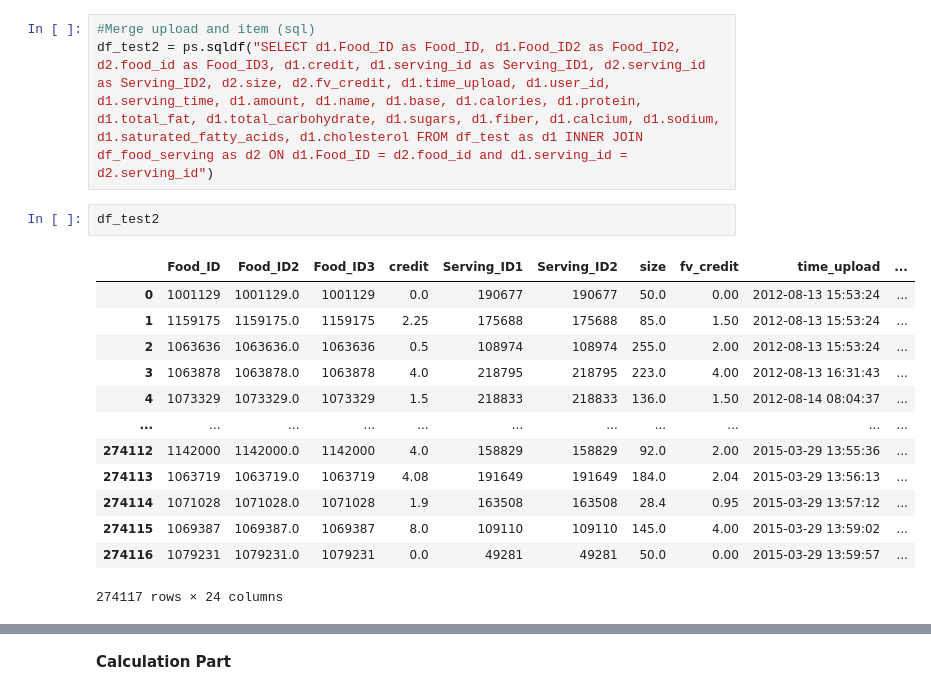
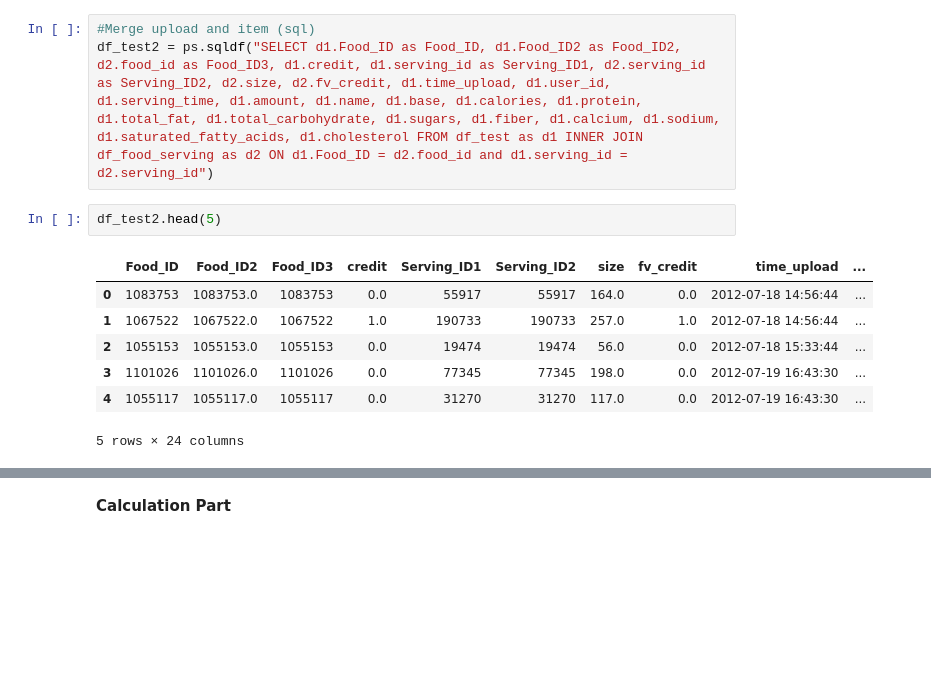
Before and after one commit to BoyangW/BC_Datacore, a Jupyter notebook: MBC2/Notebook/Food_Extract.ipynb, the cells around one changed output, grey strips where cells are left out. Saved outputs shown, nothing was run; the diff lists cells and outputs as text; blank space fills up the shorter version.

```diff
--- a/MBC2/Notebook/Food_Extract.ipynb
+++ b/MBC2/Notebook/Food_Extract.ipynb
@@ -153,21 +304,15 @@ for nutrition_item in nutrition_List:
 #Merge upload and item (sql)
 df_test2 = ps.sqldf("SELECT d1.Food_ID as Food_ID, d1.Food_ID2 as Food_ID2, d2.food_id as Food_ID3, d1.credit, d1.serving_id as Serving_ID1, d2.serving_id as Serving_ID2, d2.size, d2.fv_credit, d1.time_upload, d1.user_id, d1.serving_time, d1.amount, d1.name, d1.base, d1.calories, d1.protein, d1.total_fat, d1.total_carbohydrate, d1.sugars, d1.fiber, d1.calcium, d1.sodium, d1.saturated_fatty_acids, d1.cholesterol FROM df_test as d1 INNER JOIN df_food_serving as d2 ON d1.Food_ID = d2.food_id and d1.serving_id = d2.serving_id")
 # %%
-df_test2
+df_test2.head(5)
 # %% [output]
 |  | Food_ID | Food_ID2 | Food_ID3 | credit | Serving_ID1 | Serving_ID2 | size | fv_credit | time_upload | ... |
-| 0 | 1001129 | 1001129.0 | 1001129 | 0.0 | 190677 | 190677 | 50.0 | 0.00 | 2012-08-13 15:53:24 | ... |
-| 1 | 1159175 | 1159175.0 | 1159175 | 2.25 | 175688 | 175688 | 85.0 | 1.50 | 2012-08-13 15:53:24 | ... |
-| 2 | 1063636 | 1063636.0 | 1063636 | 0.5 | 108974 | 108974 | 255.0 | 2.00 | 2012-08-13 15:53:24 | ... |
-| 3 | 1063878 | 1063878.0 | 1063878 | 4.0 | 218795 | 218795 | 223.0 | 4.00 | 2012-08-13 16:31:43 | ... |
-| 4 | 1073329 | 1073329.0 | 1073329 | 1.5 | 218833 | 218833 | 136.0 | 1.50 | 2012-08-14 08:04:37 | ... |
-| ... | ... | ... | ... | ... | ... | ... | ... | ... | ... | ... |
-| 274112 | 1142000 | 1142000.0 | 1142000 | 4.0 | 158829 | 158829 | 92.0 | 2.00 | 2015-03-29 13:55:36 | ... |
-| 274113 | 1063719 | 1063719.0 | 1063719 | 4.08 | 191649 | 191649 | 184.0 | 2.04 | 2015-03-29 13:56:13 | ... |
-| 274114 | 1071028 | 1071028.0 | 1071028 | 1.9 | 163508 | 163508 | 28.4 | 0.95 | 2015-03-29 13:57:12 | ... |
-| 274115 | 1069387 | 1069387.0 | 1069387 | 8.0 | 109110 | 109110 | 145.0 | 4.00 | 2015-03-29 13:59:02 | ... |
-| 274116 | 1079231 | 1079231.0 | 1079231 | 0.0 | 49281 | 49281 | 50.0 | 0.00 | 2015-03-29 13:59:57 | ... |
+| 0 | 1083753 | 1083753.0 | 1083753 | 0.0 | 55917 | 55917 | 164.0 | 0.0 | 2012-07-18 14:56:44 | ... |
+| 1 | 1067522 | 1067522.0 | 1067522 | 1.0 | 190733 | 190733 | 257.0 | 1.0 | 2012-07-18 14:56:44 | ... |
+| 2 | 1055153 | 1055153.0 | 1055153 | 0.0 | 19474 | 19474 | 56.0 | 0.0 | 2012-07-18 15:33:44 | ... |
+| 3 | 1101026 | 1101026.0 | 1101026 | 0.0 | 77345 | 77345 | 198.0 | 0.0 | 2012-07-19 16:43:30 | ... |
+| 4 | 1055117 | 1055117.0 | 1055117 | 0.0 | 31270 | 31270 | 117.0 | 0.0 | 2012-07-19 16:43:30 | ... |
-274117 rows × 24 columns
+5 rows × 24 columns
 # %%
 print('About', df_test.shape[0] - df_test2.shape[0], 'number of food uploads could not be found with both food item and serving matched')
 # %% [output]
```
Also changed, not shown: parts of 76 cells of this notebook, 1 other file.
